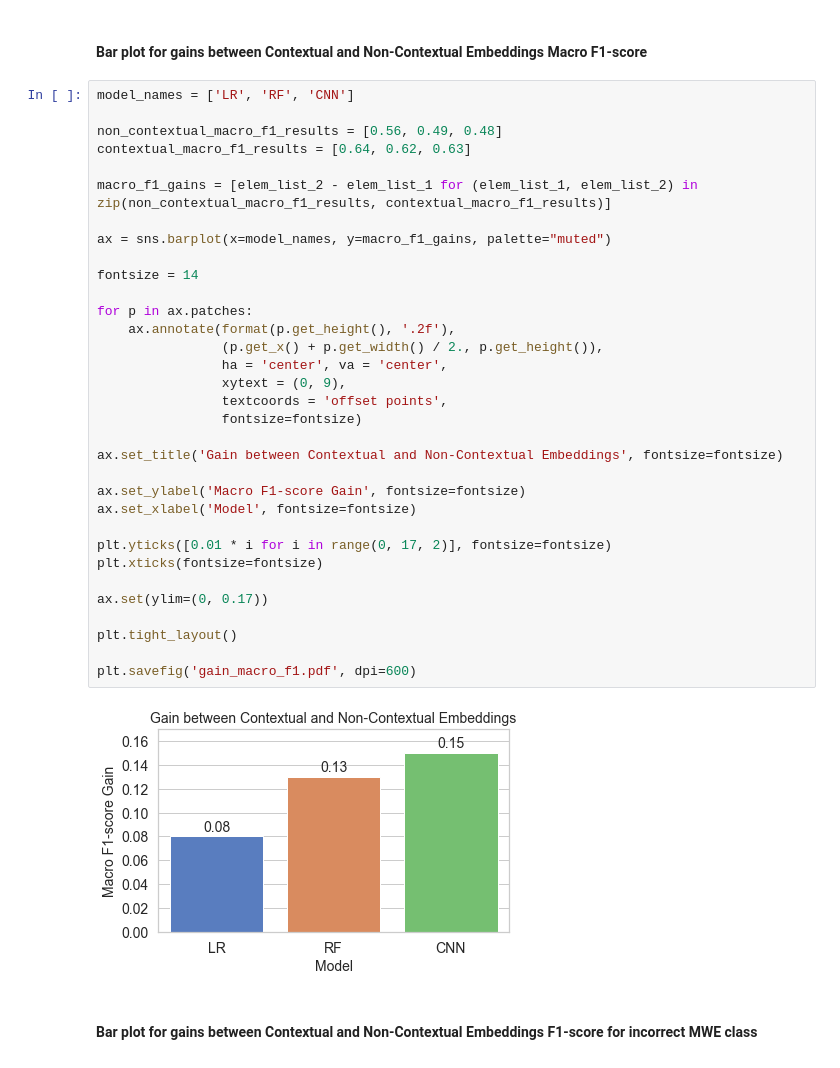
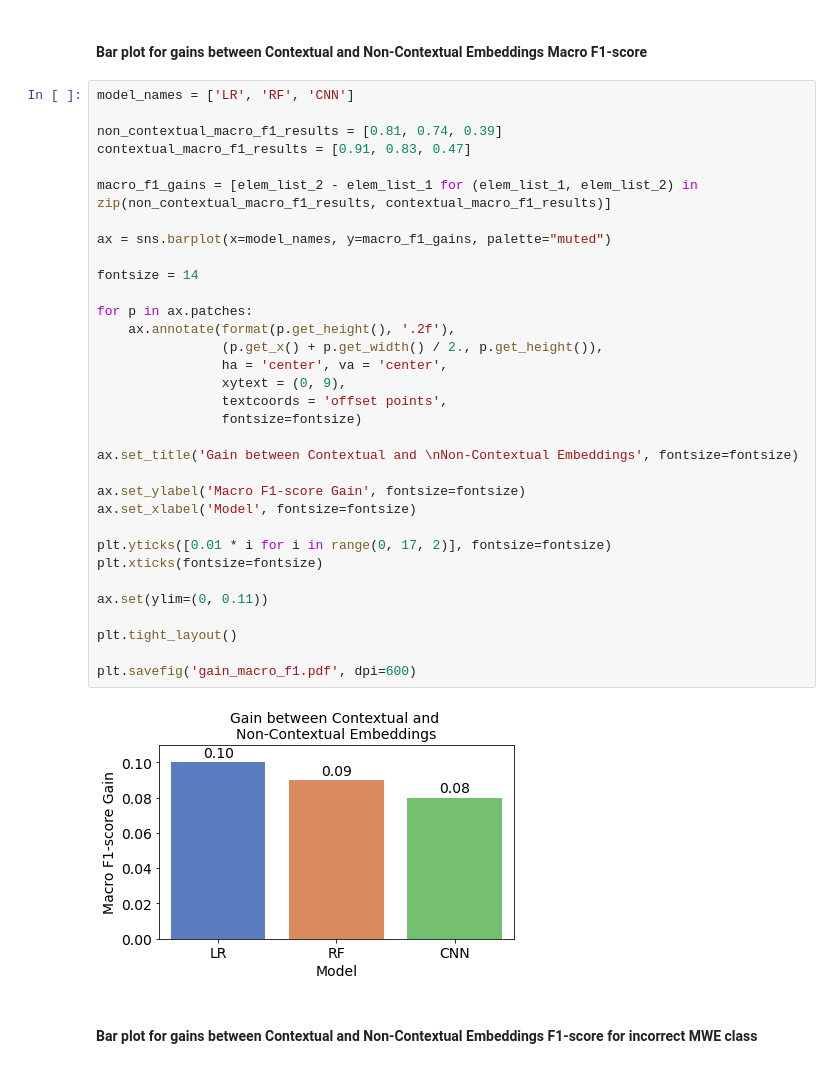
Before and after one commit to Netherwulf/mwe-vector-methods, a Jupyter notebook: notebooks/plot_results.ipynb, the cells around one changed output. Drawn from its saved outputs; the diff is of its cells as text.

```diff
--- a/notebooks/plot_results.ipynb
+++ b/notebooks/plot_results.ipynb
@@ -9,38 +9,38 @@ sns.set_theme(style="whitegrid")
 # %%
 model_names = ['LR', 'RF', 'CNN']
 
-non_contextual_macro_f1_results = [0.56, 0.49, 0.48]
-contextual_macro_f1_results = [0.64, 0.62, 0.63]
+non_contextual_macro_f1_results = [0.81, 0.74, 0.39]
+contextual_macro_f1_results = [0.91, 0.83, 0.47]
 
 macro_f1_gains = [elem_list_2 - elem_list_1 for (elem_list_1, elem_list_2) in zip(non_contextual_macro_f1_results, contextual_macro_f1_results)]
 
 ax = sns.barplot(x=model_names, y=macro_f1_gains, palette="muted")
 
 fontsize = 14
 
 for p in ax.patches:
     ax.annotate(format(p.get_height(), '.2f'),
                 (p.get_x() + p.get_width() / 2., p.get_height()),
                 ha = 'center', va = 'center',
                 xytext = (0, 9),
                 textcoords = 'offset points',
                 fontsize=fontsize)
 
-ax.set_title('Gain between Contextual and Non-Contextual Embeddings', fontsize=fontsize)
+ax.set_title('Gain between Contextual and \nNon-Contextual Embeddings', fontsize=fontsize)
 
 ax.set_ylabel('Macro F1-score Gain', fontsize=fontsize)
 ax.set_xlabel('Model', fontsize=fontsize)
 
 plt.yticks([0.01 * i for i in range(0, 17, 2)], fontsize=fontsize)
 plt.xticks(fontsize=fontsize)
 
-ax.set(ylim=(0, 0.17))
+ax.set(ylim=(0, 0.11))
 
 plt.tight_layout()
 
 plt.savefig('gain_macro_f1.pdf', dpi=600)
 # %% [output]
-[figure, old version]
+[figure, new version]
 # %% [markdown]
 <h4>Bar plot for gains between Contextual and Non-Contextual Embeddings F1-score for incorrect MWE class</h4>
 # %%
```
Also changed, not shown: parts of 1 cell of this notebook.
